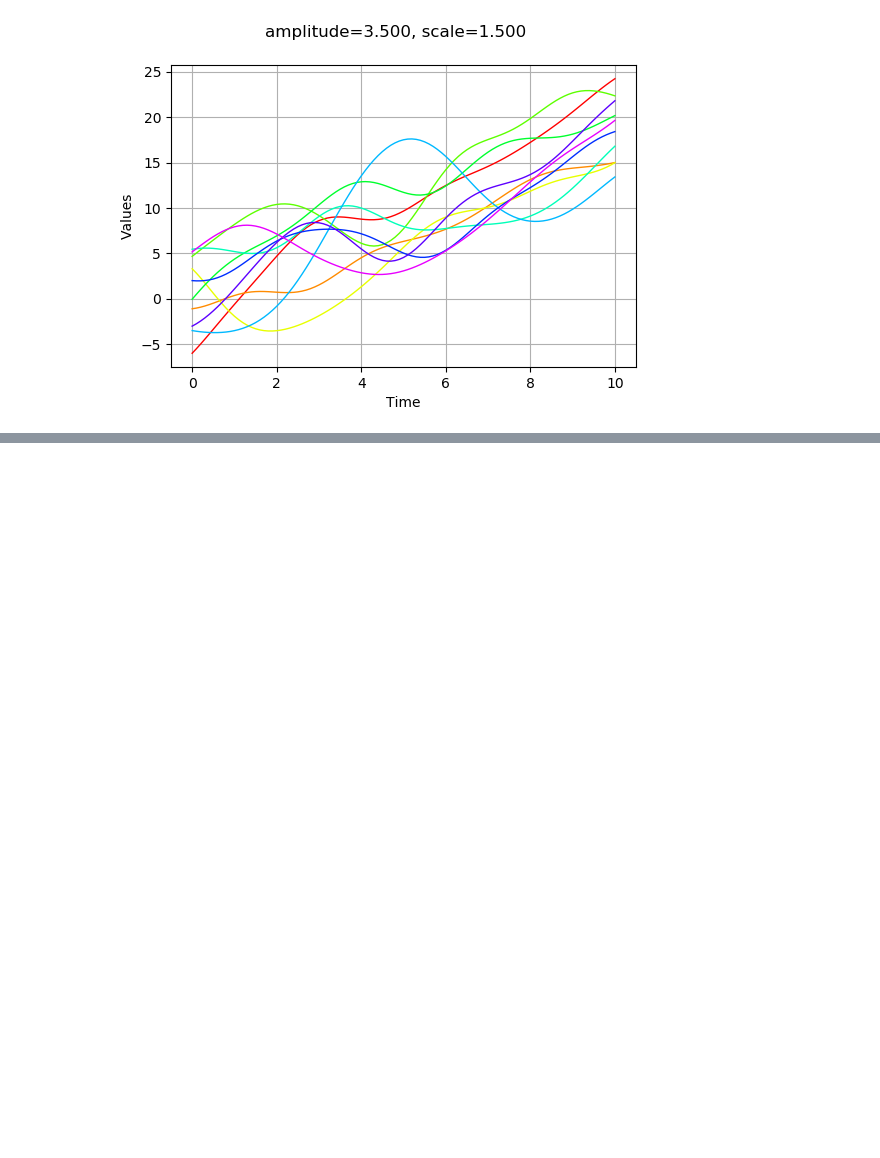
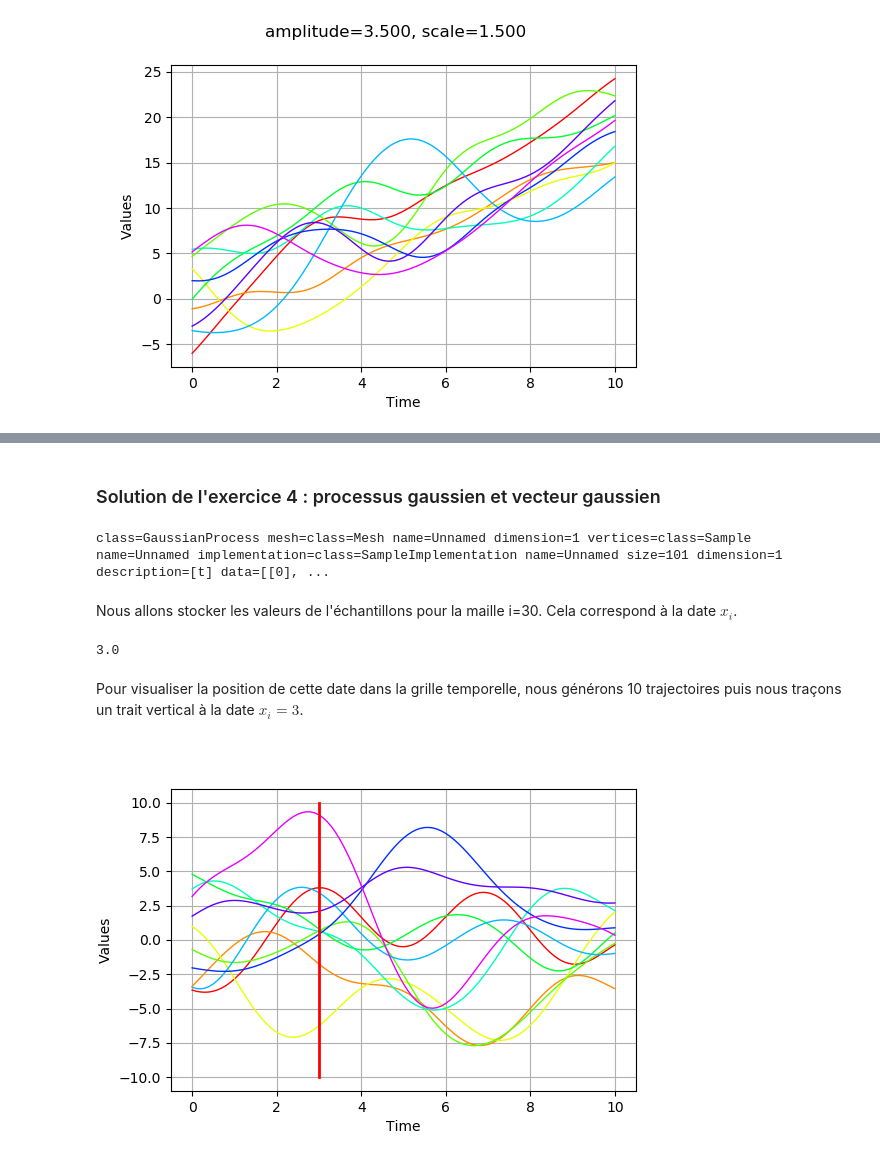
Before and after one commit to mbaudin47/otsupgalilee-eleve, a Jupyter notebook: 6-krigeage/Processus-gaussiens.ipynb, the cells around one changed output, grey strips where cells are left out. Drawn from its saved outputs; the diff is of its cells as text; code cells hidden in the pictures; blank space fills up the shorter version.

```diff
--- a/6-krigeage/Processus-gaussiens.ipynb
+++ b/6-krigeage/Processus-gaussiens.ipynb
@@ -294,3 +369,31 @@ Une propriété importante pour un processus gaussien $Z$ tel que ceux définis
 * Utiliser le test visuel de la droite de Henry sur l'échantillon.
 * Si on ajoute une tendance au processus gaussien, comment doit-on modifier la variable gaussienne univariée associée ?
 * Bonus : réaliser une analyse similaire avec un échantillon de dimension deux correspondant à $Z(x_i)$ et $Z(x_i)+Z(x_{i'})$ où $i'\neq{}i$.
+# %% [markdown]
+### Solution de l'exercice 4 : processus gaussien et vecteur gaussien
+# %%
+# Modèle de covariance
+amplitude = [3.5]
+scale = [1.5]
+myModel = ot.SquaredExponential(scale, amplitude)
+# Grille temporelle
+xmin = 0.0
+step = 0.1
+n = 100
+myTimeGrid = ot.RegularGrid(xmin, step, n+1)
+# Processus Gaussien
+process = ot.GaussianProcess(myModel, myTimeGrid)
+process
+# %% [output]
+class=GaussianProcess mesh=class=Mesh name=Unnamed dimension=1 vertices=class=Sample name=Unnamed implementation=class=SampleImplementation name=Unnamed size=101 dimension=1 description=[t] data=[[0], ...
+# %% [markdown]
+Nous allons stocker les valeurs de l'échantillons pour la maille i=30. Cela correspond à la date $x_i$.
+# %%
+i = 30
+timeGridValues = myTimeGrid.getValues()
+xi = timeGridValues[i]
+xi
+# %% [output]
+3.0
+# %% [markdown]
+Pour visualiser la position de cette date dans la grille temporelle, nous générons 10 trajectoires puis nous traçons un trait vertical à la date $x_i=3$.
@@ -296,0 +403,10 @@ Une propriété importante pour un processus gaussien $Z$ tel que ceux définis
+# %%
+graph = sample.drawMarginal(0)
+curve = ot.Curve([xi,xi],[-10,10])
+curve.setColor("red")
+curve.setLineWidth(2)
+graph.add(curve)
+graph.setTitle("")
+graph
+# %% [output]
+[figure, added]
```
Also changed, not shown: parts of 42 cells of this notebook.
